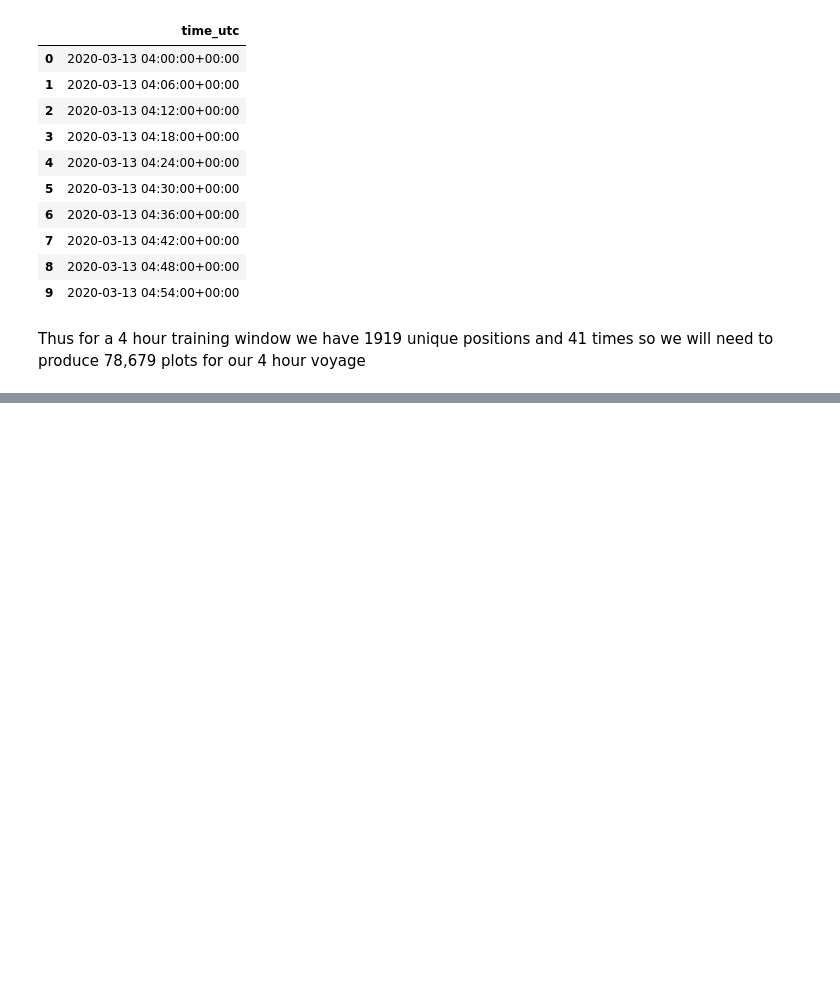
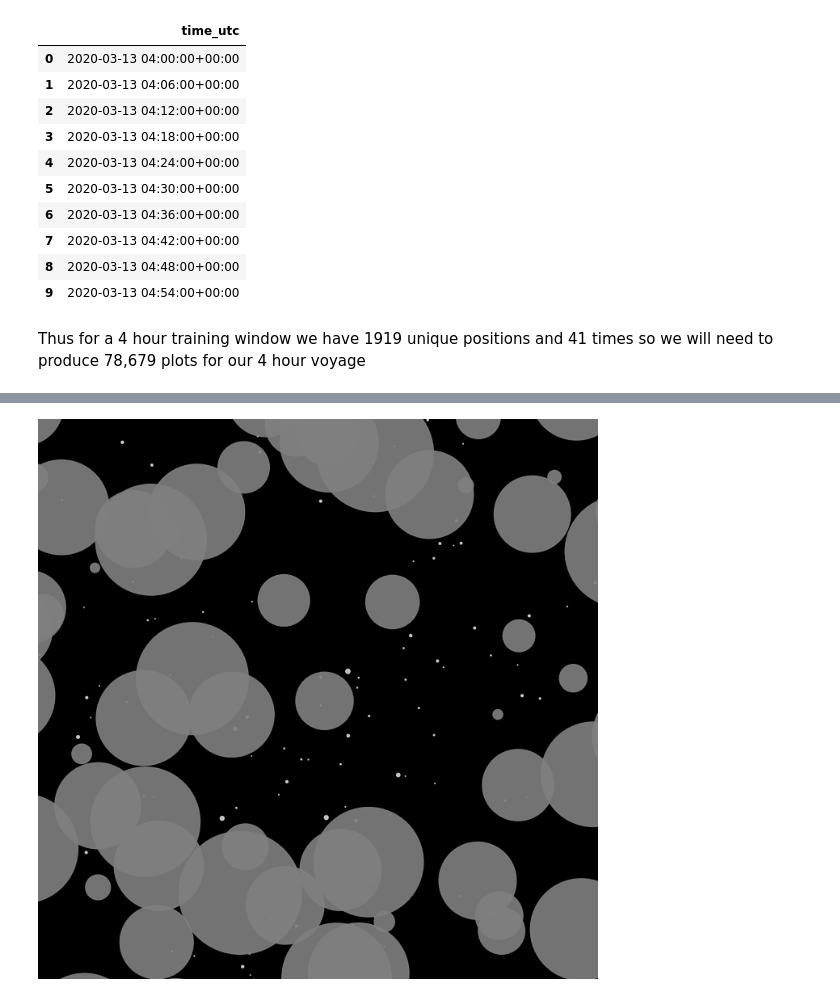
Before and after one commit to AlexSpradling/Deep-Learning-Celestial-Navigation, a Jupyter notebook: code/eda_notebook.ipynb, the cells around one changed output, grey strips where cells are left out. Saved outputs shown, nothing was run; the diff lists cells and outputs as text; code cells hidden in the pictures; blank space fills up the shorter version.

```diff
--- a/code/eda_notebook.ipynb
+++ b/code/eda_notebook.ipynb
@@ -222,0 +315,5 @@ Due to the large quantity of images required for training and the fact that our
+# %%
+# plot sky with 5/8 cloud cover
+plot_sky(t = times[0][0], observer = observer, cloud_cover=5/8, save_images=False);
+# %% [output]
+[figure, added]
```
Also changed, not shown: parts of 18 cells of this notebook.
